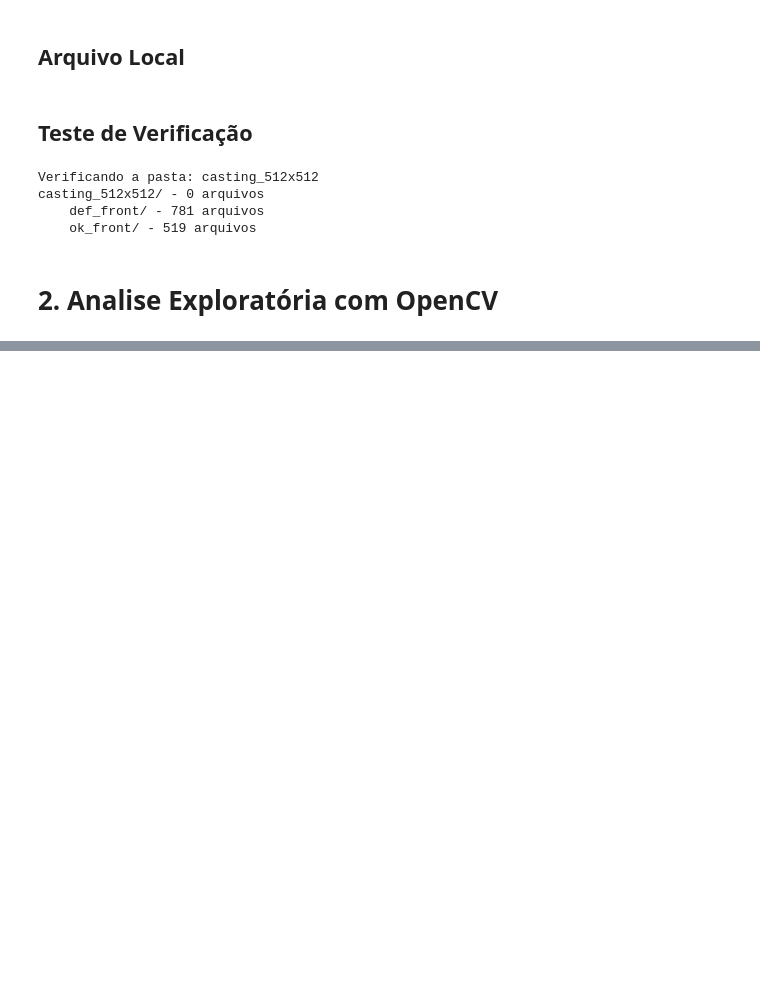
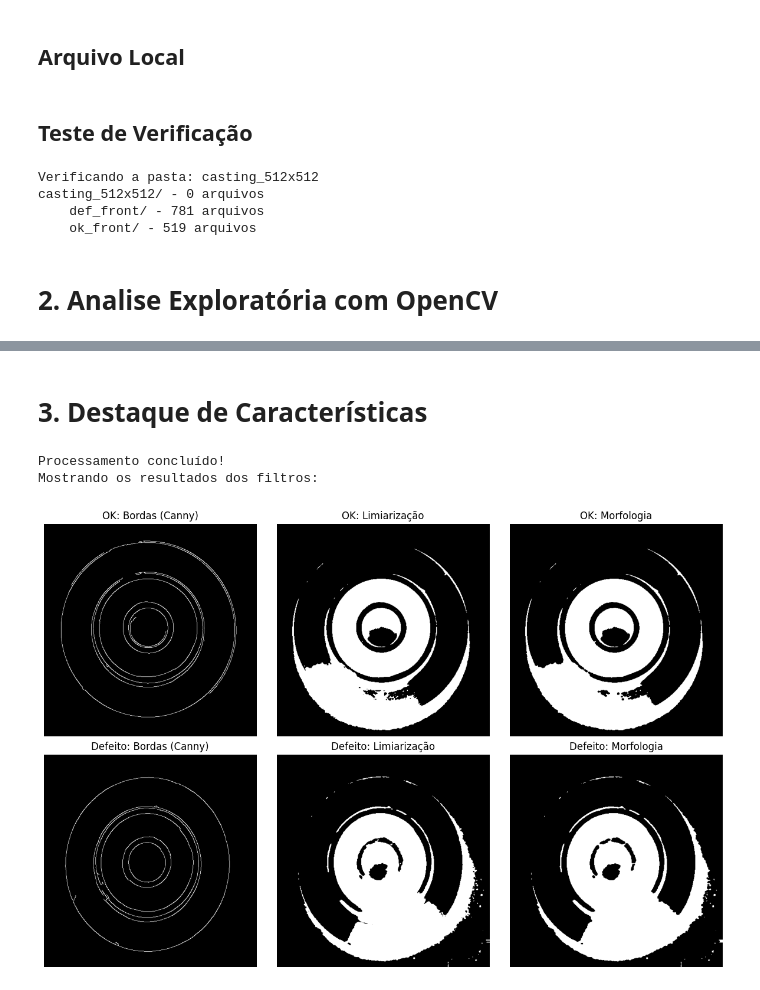
Before and after one commit to dnkamo/SC_TEC-M2_S07-Mini-Projeto-CNN-OpenCV-Pecas, a Jupyter notebook: notebook/SC_TEC_Mod2_Mini_Proj_CNN_OpenCV_Pecas.ipynb, the cells around one changed output, grey strips where cells are left out. Cells and saved outputs as stored; diff of their text form; code cells hidden in the pictures; blank space fills up the shorter version.

```diff
--- a/notebook/SC_TEC_Mod2_Mini_Proj_CNN_OpenCV_Pecas.ipynb
+++ b/notebook/SC_TEC_Mod2_Mini_Proj_CNN_OpenCV_Pecas.ipynb
@@ -162,0 +214,71 @@ plt.show()
+# %% [markdown]
+# 3. Destaque de Características
+# %%
+# ======================================================
+# 3. DESTAQUE DE DETALHES (BORDAS) E LIMIARIZAÇÃO
+# ======================================================
+
+# Definição de hiperparâmetros para facilitar o ajuste
+canny_min = 40
+canny_max = 215
+limiar_valor = 121
+
+# ====
+# A. Detecção de Bordas
+# ---------------------------------
+
+img_ok_bordas = cv2.Canny(img_ok_cinza_blur, canny_min, canny_max)
+img_def_bordas = cv2.Canny(img_def_cinza_blur, canny_min, canny_max)
+
+# ====
+# B. Limiarização Binaria (Threshold)
+# ---------------------------------
+
+_, img_ok_limiar = cv2.threshold(img_ok_cinza_blur, limiar_valor, 255, cv2.THRESH_BINARY_INV)
+_, img_def_limiar = cv2.threshold(img_def_cinza_blur, limiar_valor, 255, cv2.THRESH_BINARY_INV)
+
+# ====
+# C. Preenchendo Buracos (Operação Morfológica)
+# ---------------------------------
+
+# Definindo o kernel (matriz de estruturação)
+kernel = cv2.getStructuringElement(cv2.MORPH_ELLIPSE, (5, 5))
+
+# Aplicando o fechamento (Closing) para preencher buracos internos
+img_ok_morph = cv2.morphologyEx(img_ok_limiar, cv2.MORPH_CLOSE, kernel)
+img_def_morph = cv2.morphologyEx(img_def_limiar, cv2.MORPH_CLOSE, kernel)
+
+print("Processamento concluído!")
+print("Mostrando os resultados dos filtros:\n")
+
+# Exibindo os resultados das etapas de destaque
+import matplotlib.pyplot as plt
+fig, axes = plt.subplots(2, 3, figsize=(12, 8))
+
+# Coluna 1: Bordas (Canny)
+axes[0, 0].imshow(img_ok_bordas, cmap='gray')
+axes[0, 0].set_title('OK: Bordas (Canny)')
+axes[1, 0].imshow(img_def_bordas, cmap='gray')
+axes[1, 0].set_title('Defeito: Bordas (Canny)')
+
+# Coluna 2: Limiarização (Threshold)
+axes[0, 1].imshow(img_ok_limiar, cmap='gray')
+axes[0, 1].set_title('OK: Limiarização')
+axes[1, 1].imshow(img_def_limiar, cmap='gray')
+axes[1, 1].set_title('Defeito: Limiarização')
+
+# Coluna 3: Morfologia (Closing)
+axes[0, 2].imshow(img_ok_morph, cmap='gray')
+axes[0, 2].set_title('OK: Morfologia')
+axes[1, 2].imshow(img_def_morph, cmap='gray')
+axes[1, 2].set_title('Defeito: Morfologia')
+
+for ax in axes.flatten():
+    ax.axis('off')
+
+plt.tight_layout()
+plt.show()
+# %% [output]
+Processamento concluído!
+Mostrando os resultados dos filtros:
+[figure, added]
```
Also changed, not shown: parts of 7 cells of this notebook.
